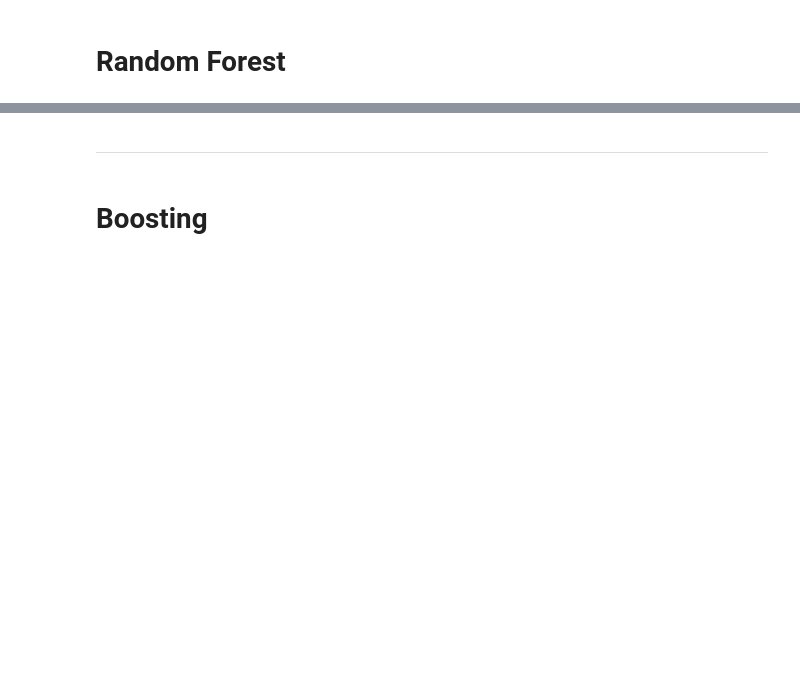
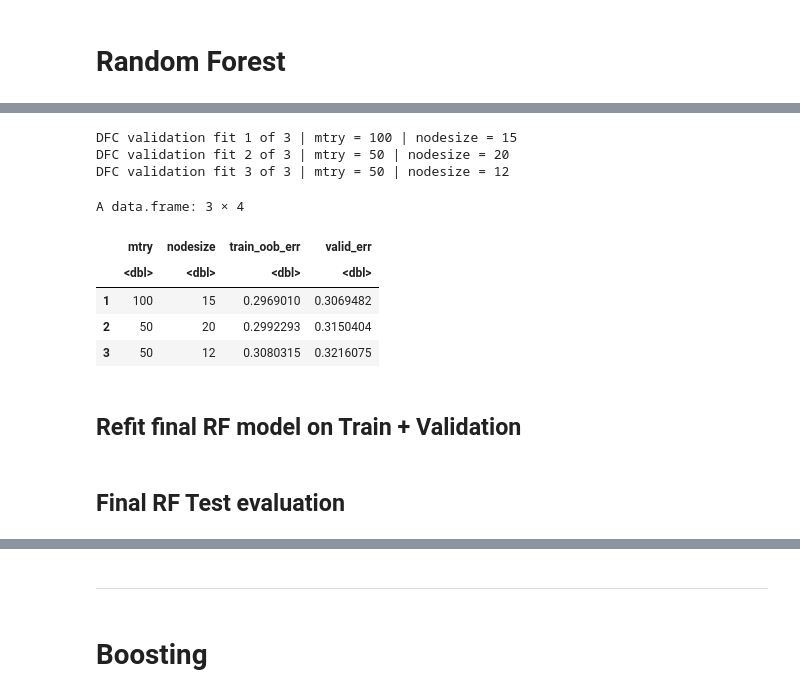
Before and after one commit to harrisdurrani/data_mining_project, a Jupyter notebook: Ensemble Tree Methods (R code).ipynb, the cells around one changed output, grey strips where cells are left out. Saved outputs shown, nothing was run; the diff lists cells and outputs as text; code cells hidden in the pictures; blank space fills up the shorter version.

```diff
--- a/Ensemble Tree Methods (R code).ipynb
+++ b/Ensemble Tree Methods (R code).ipynb
@@ -1111,0 +1307,50 @@ Patient survival is driven by a combination of disease progression, molecular me
+# %%
+for (i in seq_len(nrow(dfc_rf_top3))) {
+
+ current_rf_mtry <- dfc_rf_top3$mtry[i]
+ current_rf_nodesize <- dfc_rf_top3$nodesize[i]
+
+  cat("DFC validation fit", i, "of", nrow(dfc_rf_top3),
+      "| mtry =", current_rf_mtry,
+      "| nodesize =", current_rf_nodesize, "\n")
+
+  dfc_rf_fit <- rfsrc(
+    Surv(time, event) ~ .,
+    data = dfc_train,
+    ntree = 1000,
+    mtry = current_rf_mtry,
+    nodesize = current_rf_nodesize,
+    importance = FALSE
+  )
+
+  dfc_rf_pred_valid <- predict(dfc_rf_fit, newdata = dfc_valid)
+
+  dfc_rf_valid_results <- rbind(
+    dfc_rf_valid_results,
+    data.frame(
+      mtry = current_rf_mtry,
+      nodesize = current_rf_nodesize,
+      train_oob_err = as.numeric(tail(dfc_rf_fit$err.rate, 1)),
+      valid_err = if (!is.null(dfc_rf_pred_valid$err.rate) && length(dfc_rf_pred_valid$err.rate) > 0) {
+        as.numeric(tail(dfc_rf_pred_valid$err.rate, 1))
+      } else {
+        NA_real_
+      }
+    )
+  )
+}
+
+dfc_rf_valid_results <- dfc_rf_valid_results[order(dfc_rf_valid_results$valid_err), ]
+dfc_rf_valid_results
+# %% [output]
+DFC validation fit 1 of 3 | mtry = 100 | nodesize = 15
+DFC validation fit 2 of 3 | mtry = 50 | nodesize = 20
+DFC validation fit 3 of 3 | mtry = 50 | nodesize = 12
+A data.frame: 3 × 4
+|  | mtry | nodesize | train_oob_err | valid_err |
+|  | <dbl> | <dbl> | <dbl> | <dbl> |
+| 1 | 100 | 15 | 0.2969010 | 0.3069482 |
+| 2 | 50 | 20 | 0.2992293 | 0.3150404 |
+| 3 | 50 | 12 | 0.3080315 | 0.3216075 |
+# %% [markdown]
+## Refit final RF model on Train + Validation
@@ -1111,0 +1384,2 @@ Patient survival is driven by a combination of disease progression, molecular me
+# %% [markdown]
+## Final RF Test evaluation
```
Also changed, not shown: parts of 47 cells of this notebook.
